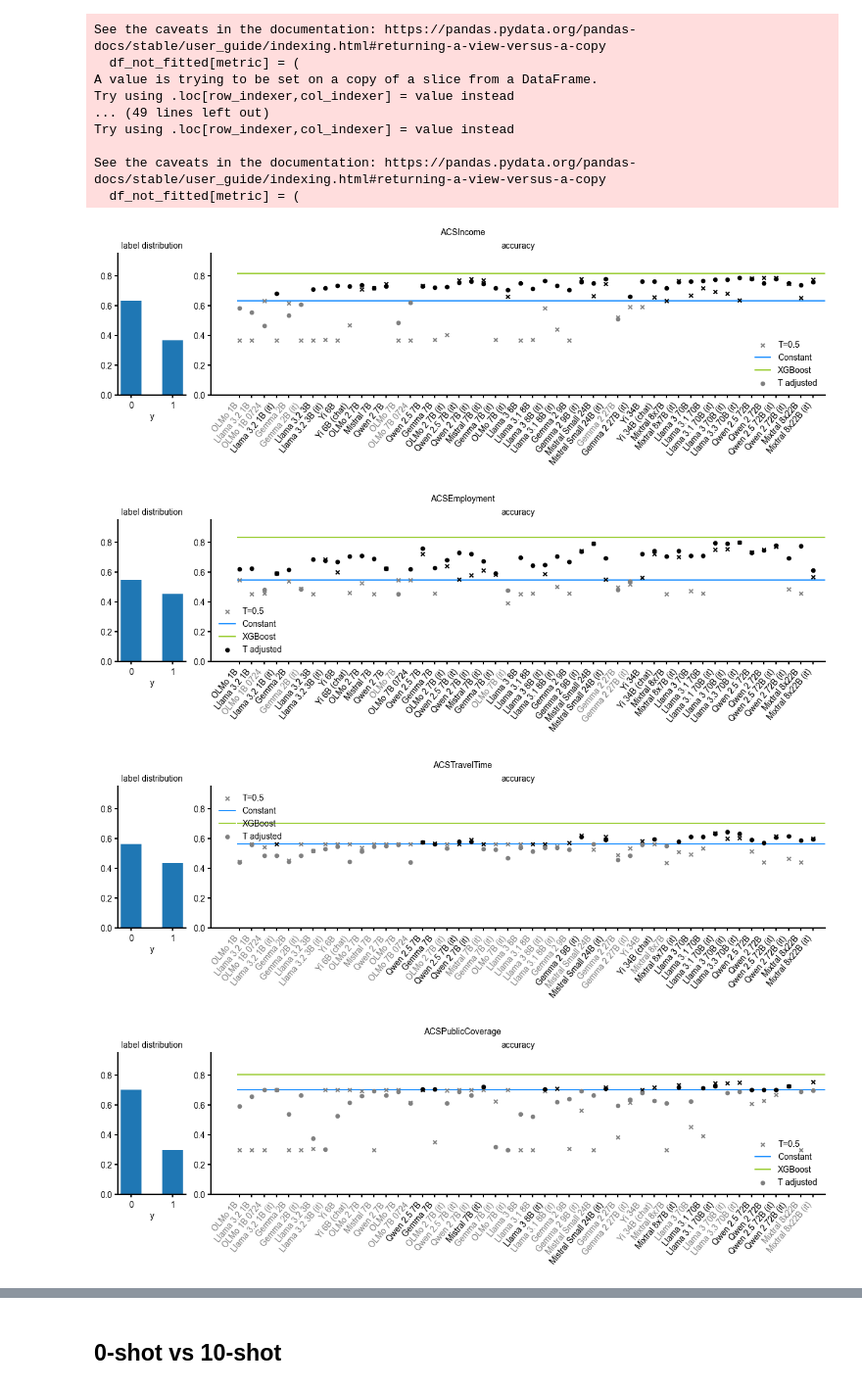
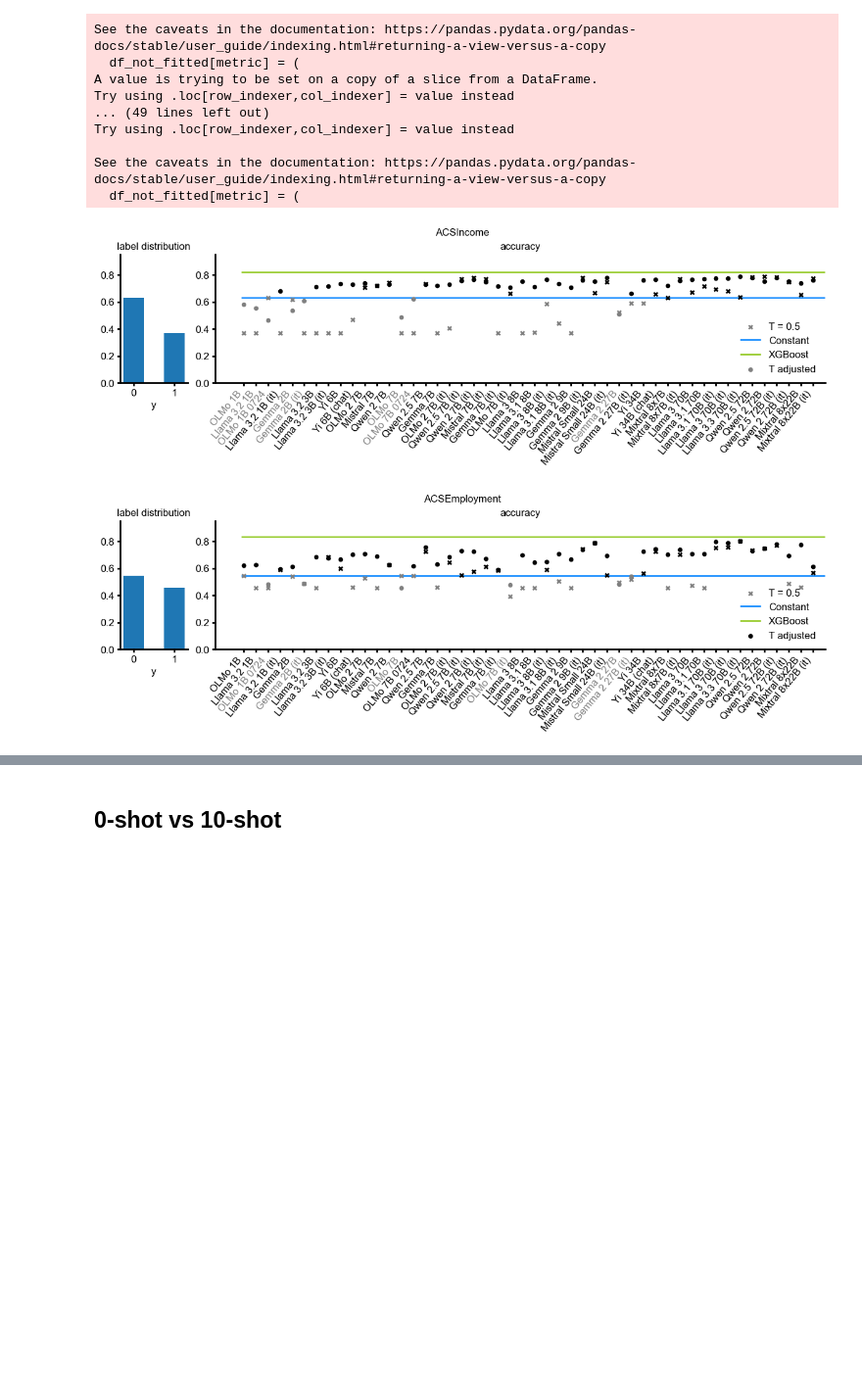
Before and after one commit to milagorecki/monoculture-multiplicity-paper, a Jupyter notebook: notebooks/experiments/same-prompt/general-performance.ipynb, the cells around one changed output, grey strips where cells are left out. Shown at 98% size. Drawn from its saved outputs; the diff is of its cells as text; code cells hidden in the pictures; blank space fills up the shorter version.

```diff
--- a/notebooks/experiments/same-prompt/general-performance.ipynb
+++ b/notebooks/experiments/same-prompt/general-performance.ipynb
@@ -144,6 +97,6 @@ try:
     ), f"Results for all tasks to be analysed have to be available, available are: {list(df_same_prompt['task'].unique())} "
 except AssertionError:
     logging.warning("Reduced TASKS to available tasks.")
-    TASKS = list(df_same_prompt["task"].unique())
+    TASKS = list(set(df_same_prompt["task"].unique()).intersection(TASKS))
 TASKS
 # %% [output]
@@ -519,6 +521,7 @@ BRFSS_Blood_Pressure
 # %% [markdown]
 ## Fitted Threshold vs. not fitted
 # %%
+num_shots = 0
 df_fitted = df[
     (df["num_shots"] == num_shots)
     & (df["prompt_format"] == "bullet")
@@ -536,7 +539,7 @@ df_not_fitted = df[
     & (df["threshold_fitted"] == 0)
 ]
 
-print(set(df_not_fitted['model'].unique()) == set(df_fitted['model'].unique()))
+print(set(df_not_fitted["model"].unique()) == set(df_fitted["model"].unique()))
 
 predictions_fitted = load_model_outputs_same_prompt(
     df_fitted, tasks=TASKS, return_risk_scores=False
@@ -556,9 +559,7 @@ metrics = [
 ]
 for metric in metrics:
     df_fitted[metric] = (
-        df_fitted["eval_results_path"]
-        .apply(partial(get_metric, metric=metric))
-        .copy()
+        df_fitted["eval_results_path"].apply(partial(get_metric, metric=metric)).copy()
     )
     df_not_fitted[metric] = (
         df_not_fitted["eval_results_path"]
@@ -604,12 +605,12 @@ models_better_const_fitted = {
     task: [
         m
         for m in predictions_fitted[task].columns
-        if df_fitted[
-            (df_fitted["task"] == task) & (df_fitted["model"] == m)
-        ]["accuracy"].item()
+        if df_fitted[(df_fitted["task"] == task) & (df_fitted["model"] == m)][
+            "accuracy"
+        ].item()
         > baseline_evals[task]["Constant"]["accuracy"]
     ]
-    for task in TASKS
+    for task in predictions_fitted.keys()
 }
 
 models_better_const_not_fitted = {
@@ -621,20 +622,18 @@ models_better_const_not_fitted = {
         ]["accuracy"].item()
         > baseline_evals[task]["Constant"]["accuracy"]
     ]
-    for task in TASKS
+    for task in predictions_not_fitted.keys()
 }
 # %%
 # one plot per task
-for i, task in enumerate(
-    TASKS
-):
+for i, task in enumerate(set(predictions_fitted.keys()).intersection(set(predictions_not_fitted.keys()))):
     fig, axs = plt.subplots(
-    1,
-    2,
-    figsize=(12, 4),
-    constrained_layout=True,
-    gridspec_kw={"width_ratios": [1, 9]},
-)
+        1,
+        2,
+        figsize=(12, 4),
+        constrained_layout=True,
+        gridspec_kw={"width_ratios": [1, 9]},
+    )
 
     fig.suptitle(task)
     axs[0].set_title("label distribution")
@@ -651,38 +650,47 @@ for i, task in enumerate(
     # to exclude constant classifiers: evals = evals_non_const
     axs[1] = plot_accuracies(
         ax=axs[1],
         task=task,
         evals=evals_per_task_not_fitted,
         baseline_evals=None,
         models_above_baseline=models_better_const_not_fitted,
         ylims=ylims,
         marker="x",
-        scatter_label='T=0.5'
+        scatter_label="T = 0.5",
     )
     axs[1] = plot_accuracies(
         ax=axs[1],
         task=task,
         evals=evals_per_task_fitted,
         baseline_evals=baseline_evals,
         models_above_baseline=models_better_const_fitted,
         hline_xmin=-0.2,
         hline_xmax=predictions_fitted[task].shape[1] + 0.1,
         ylims=ylims,
         marker="o",
-        scatter_label='T adjusted',
+        scatter_label="T adjusted",
     )
 
-    #if task == "ACSIncome":
+    # if task == "ACSIncome":
     # labels, handles = axs[1].get_legend_handles_labels()
     # sorted_handles_labels = sorted(zip(handles, labels), key=lambda item: item[0], reverse=True)
     # handles, labels = zip(*sorted_handles_labels)
     # axs[1].legend(handles, labels)
 
     axs[1].legend()
-    # plt.savefig(RESULTS_ROOT_DIR/f'figures/same_prompt_model_performance_{task}.png')
+    file_name = "".join(
+        [
+            f"performance-fitted-vs-unfitted-{num_shots}-shot",
+            f"-{task}",
+            "_better_const" if restrict_to_better_const else "",
+            "_pos_instances" if restrict_to_positive_label else "",
+            "_neg_instances" if restrict_to_negative_label else "",
+            ".png",
+        ]
+    )
+    plt.savefig(FIGURES_ROOT_DIR / file_name)
+    print(file_name)
     plt.show()
 # %% [output]
-[figure, old version]
+[figure, new version]
-[figure, old version]
+[figure, new version]
-[figure, removed]
-[figure, removed]
```
Also changed, not shown: parts of 23 cells of this notebook, 14 other files.
